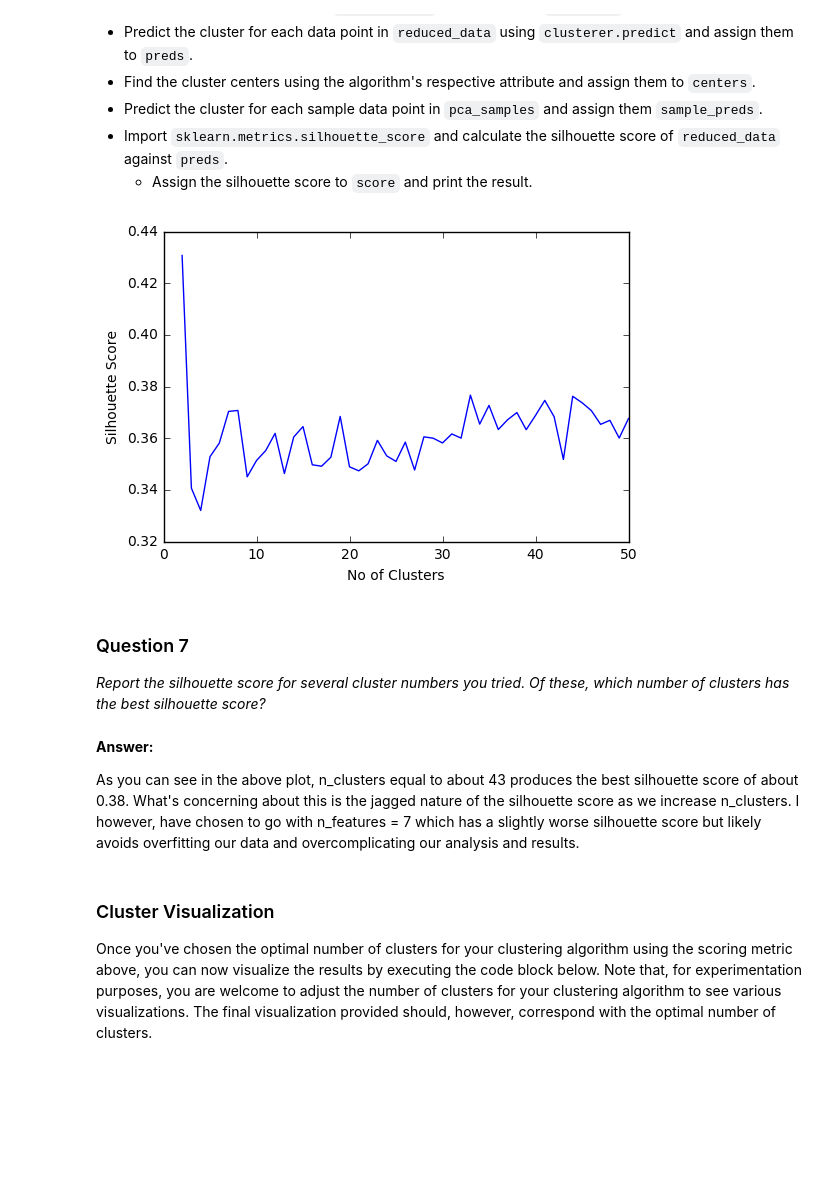
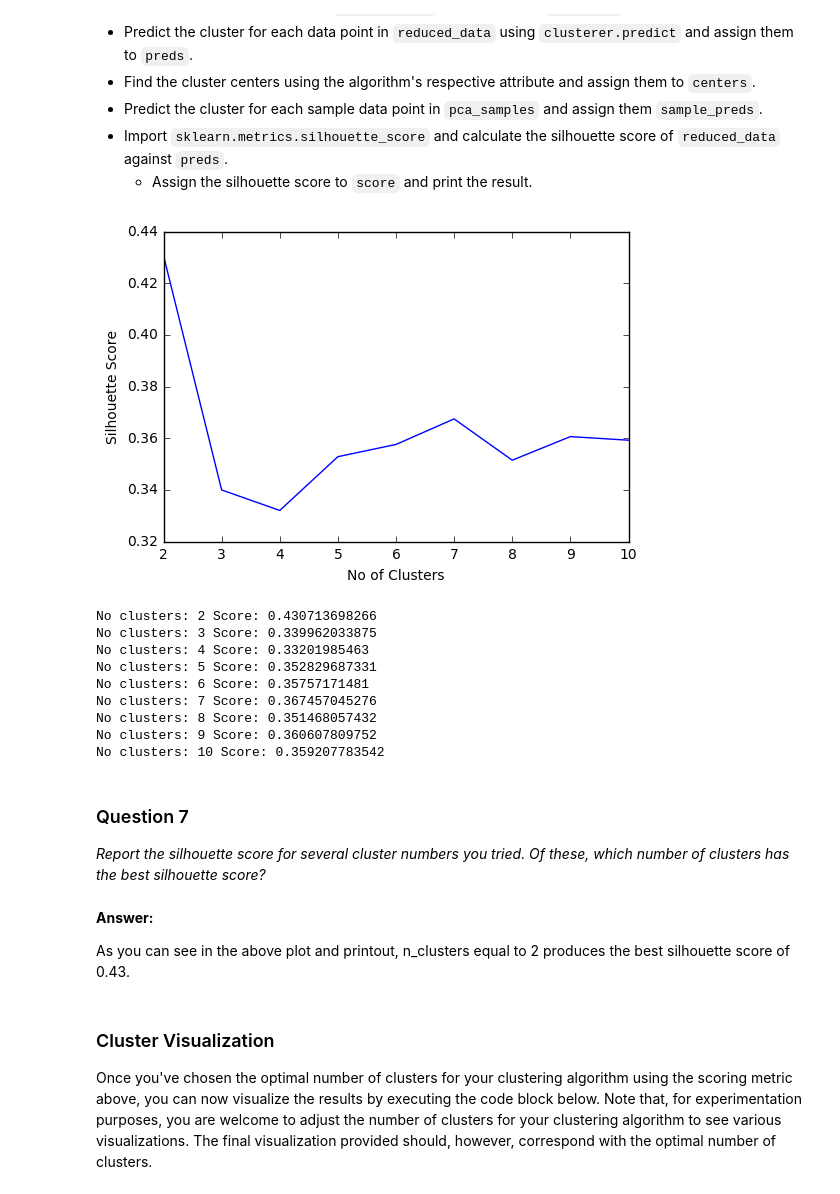
Before and after one commit to jordan258/mlnd, a Jupyter notebook: P3: customer_segments/customer_segments.ipynb, the cells around one changed output. Cells and saved outputs as stored; diff of their text form; code cells hidden in the pictures; blank space fills up the shorter version.

```diff
--- a/P3: customer_segments/customer_segments.ipynb
+++ b/P3: customer_segments/customer_segments.ipynb
@@ -506,43 +504,55 @@ In the code block below, you will need to implement the following:
 # %%
 # Import clustering algorithm and silhouette score
 from sklearn.cluster import KMeans
 from sklearn.metrics import silhouette_score
 
 # Record silhouette scores
 silhouettes = []
 
-for i in range(2,51):
+for i in range(2,11):
     # TODO: Apply your clustering algorithm of choice to the reduced data
     clusterer = KMeans(n_clusters=i).fit(reduced_data)
 
     # TODO: Predict the cluster for each data point
     preds = clusterer.predict(reduced_data)
 
     # TODO: Find the cluster centers
     centers = clusterer.cluster_centers_
 
     # TODO: Predict the cluster for each transformed sample data point
     sample_preds = clusterer.predict(pca_samples)
 
     # TODO: Calculate the mean silhouette coefficient for the number of clusters chosen
     score = silhouette_score(reduced_data, preds)
     silhouettes.append(score)
 
 # Plot silhouette scores
 import matplotlib.pyplot as plt
-plt.plot(range(2,51), np.array(silhouettes))
+plt.plot(range(2,11), np.array(silhouettes))
 plt.xlabel('No of Clusters')
 plt.ylabel('Silhouette Score')
 plt.show()
+
+for i, score in enumerate(silhouettes):
+    print 'No clusters: ' + str(i + 2), 'Score: ' + str(score)
 # %% [output]
-[figure, old version]
+[figure, new version]
+No clusters: 2 Score: 0.430713698266
+No clusters: 3 Score: 0.339962033875
+No clusters: 4 Score: 0.33201985463
+No clusters: 5 Score: 0.352829687331
+No clusters: 6 Score: 0.35757171481
+No clusters: 7 Score: 0.367457045276
+No clusters: 8 Score: 0.351468057432
+No clusters: 9 Score: 0.360607809752
+No clusters: 10 Score: 0.359207783542
 # %% [markdown]
 ### Question 7
 *Report the silhouette score for several cluster numbers you tried. Of these, which number of clusters has the best silhouette score?*
-# %% [markdown]
-**Answer:**
-
-As you can see in the above plot, n_clusters equal to about 43 produces the best silhouette score of about 0.38. What's concerning about this is the jagged nature of the silhouette score as we increase n_clusters. I however, have chosen to go with n_features = 7 which has a slightly worse silhouette score but likely avoids overfitting our data and overcomplicating our analysis and results.
+# %% [markdown]
+**Answer:**
+
+As you can see in the above plot and printout, n_clusters equal to 2 produces the best silhouette score of 0.43.
 # %% [markdown]
 ### Cluster Visualization
 Once you've chosen the optimal number of clusters for your clustering algorithm using the scoring metric above, you can now visualize the results by executing the code block below. Note that, for experimentation purposes, you are welcome to adjust the number of clusters for your clustering algorithm to see various visualizations. The final visualization provided should, however, correspond with the optimal number of clusters.
```
Also changed, not shown: parts of 10 cells of this notebook, 1 other file.
